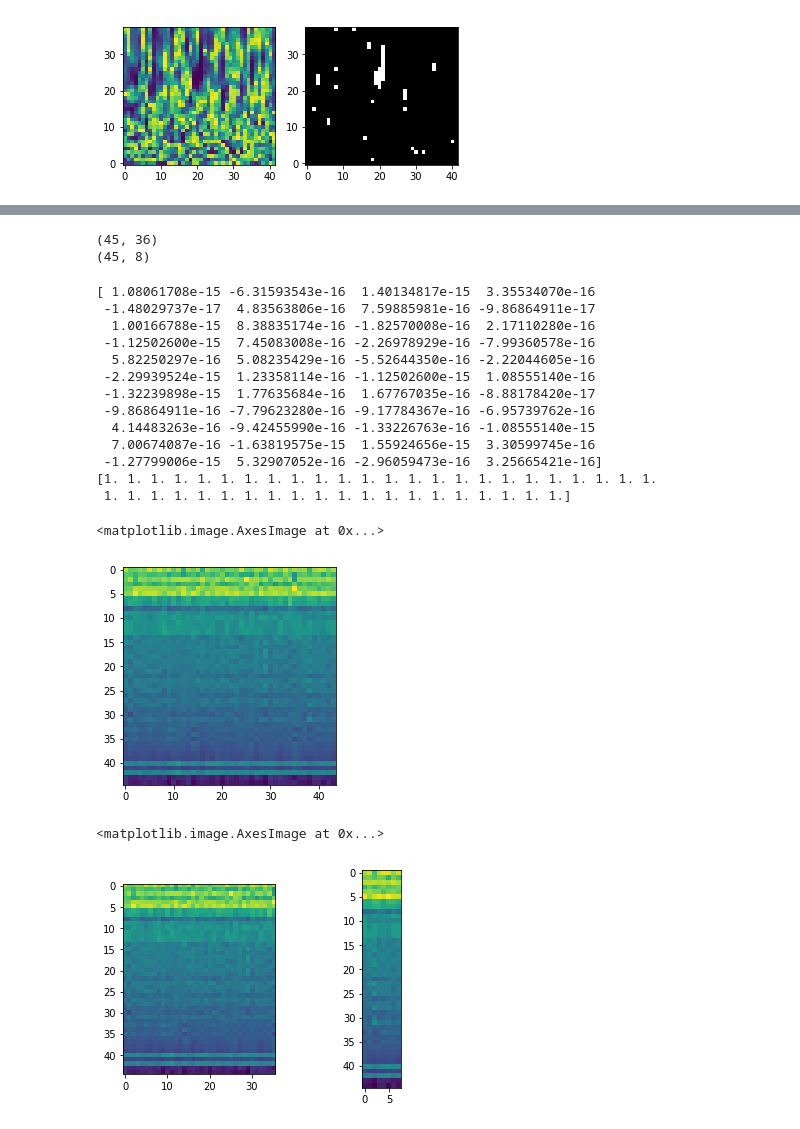
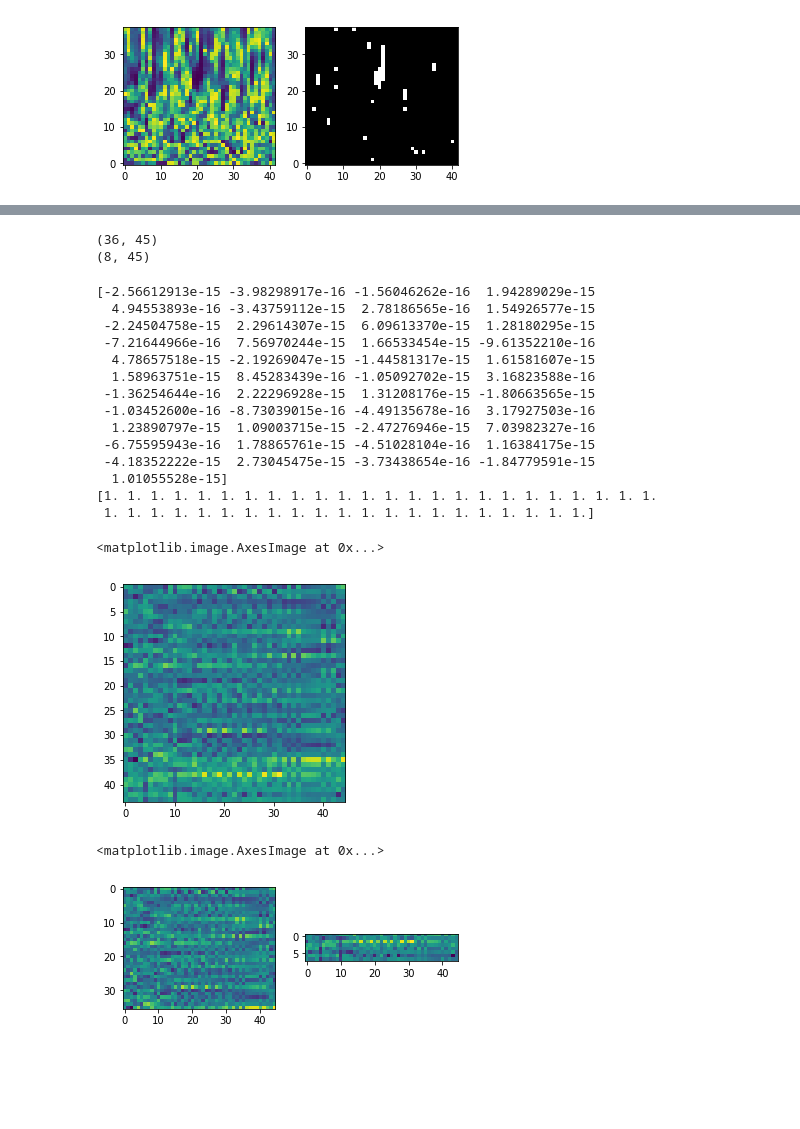
Before and after one commit to ys7yoo/human-plus, a Jupyter notebook: selectFeatureUsingWilcoxonRankSumTest.ipynb, the cells around one changed output, grey strips where cells are left out. Drawn from its saved outputs; the diff is of its cells as text; code cells hidden in the pictures; blank space fills up the shorter version.

Commit message:
DO NOT TRANSPOSE

```diff
--- a/selectFeatureUsingWilcoxonRankSumTest.ipynb
+++ b/selectFeatureUsingWilcoxonRankSumTest.ipynb
@@ -10,10 +10,10 @@ import numpy as np
 featureFilename = "data/feature_onset_3s.mat"
 with h5py.File(featureFilename,'r') as hf:
 #    print('List of arrays in this file: \n', hf.keys())
-    feature_cor = np.array(hf.get('WT_cor_onset_3s')).transpose()
+    feature_cor = np.array(hf.get('WT_cor_onset_3s'))   #.transpose()   # DO NOT TRANSPOSE
     print('Shape of the array feature_cor = \n', feature_cor.shape)
 
-    feature_incor = np.array(hf.get('WT_incor_onset_3s')).transpose()
+    feature_incor = np.array(hf.get('WT_incor_onset_3s'))   # .transpose()   # DO NOT TRANSPOSE
     print('Shape of the array feature_incor = \n', feature_incor.shape)
 
 
@@ -52,13 +38,13 @@ plt.hist(feature_incor)
 
 from scipy.stats import ranksums
 
-dimFeature, numTrialCor = feature_cor.shape
-dimFeature, numTrialIncor = feature_incor.shape
+numTrialCor, dimFeature = feature_cor.shape
+numTrialIncor, dimFeature = feature_incor.shape
 
 # for each channel*freq
 pVal = list()
 for i in range(dimFeature):
-    T, p = ranksums(feature_cor[i,:], feature_incor[i,:])
+    T, p = ranksums(feature_cor[:,i], feature_incor[:,i])
     pVal.append(p)
 plt.hist(pVal)
 # %% [output]
@@ -114,19 +100,18 @@ ch=41, freq=7
 45
 # %%
 # Now, select features
-
 idx=np.array(pVal)<0.05
-selected_feature_cor = feature_cor[idx,:]
-selected_feature_incor = feature_incor[idx,:]
+selected_feature_cor = feature_cor[:,idx]
+selected_feature_incor = feature_incor[:,idx]
 # %%
 print(selected_feature_cor.shape)
 print(selected_feature_incor.shape)
 # %% [output]
-(45, 36)
-(45, 8)
+(36, 45)
+(8, 45)
 # %%
 # let's standardize data
-X = np.concatenate((selected_feature_cor, selected_feature_incor),axis=1)
+X = np.concatenate((selected_feature_cor, selected_feature_incor),axis=0)
 Y = np.append(np.ones(numTrialCor),-np.ones(numTrialIncor))
 
 from sklearn import preprocessing
@@ -136,32 +121,33 @@ X_scaled = preprocessing.scale(X)
 print(X_scaled.mean(axis=0))
 print(X_scaled.std(axis=0))
 # %% [output]
-[ 1.08061708e-15 -6.31593543e-16  1.40134817e-15  3.35534070e-16
- -1.48029737e-17  4.83563806e-16  7.59885981e-16 -9.86864911e-17
-  1.00166788e-15  8.38835174e-16 -1.82570008e-16  2.17110280e-16
- -1.12502600e-15  7.45083008e-16 -2.26978929e-16 -7.99360578e-16
-  5.82250297e-16  5.08235429e-16 -5.52644350e-16 -2.22044605e-16
- -2.29939524e-15  1.23358114e-16 -1.12502600e-15  1.08555140e-16
- -1.32239898e-15  1.77635684e-16  1.67767035e-16 -8.88178420e-17
- -9.86864911e-16 -7.79623280e-16 -9.17784367e-16 -6.95739762e-16
-  4.14483263e-16 -9.42455990e-16 -1.33226763e-16 -1.08555140e-15
-  7.00674087e-16 -1.63819575e-15  1.55924656e-15  3.30599745e-16
- -1.27799006e-15  5.32907052e-16 -2.96059473e-16  3.25665421e-16]
+[-2.56612913e-15 -3.98298917e-16 -1.56046262e-16  1.94289029e-15
+  4.94553893e-16 -3.43759112e-15  2.78186565e-16  1.54926577e-15
+ -2.24504758e-15  2.29614307e-15  6.09613370e-15  1.28180295e-15
+ -7.21644966e-16  7.56970244e-15  1.66533454e-15 -9.61352210e-16
+  4.78657518e-15 -2.19269047e-15 -1.44581317e-15  1.61581607e-15
+  1.58963751e-15  8.45283439e-16 -1.05092702e-15  3.16823588e-16
+ -1.36254644e-16  2.22296928e-15  1.31208176e-15 -1.80663565e-15
+ -1.03452600e-16 -8.73039015e-16 -4.49135678e-16  3.17927503e-16
+  1.23890797e-15  1.09003715e-15 -2.47276946e-15  7.03982327e-16
+ -6.75595943e-16  1.78865761e-15 -4.51028104e-16  1.16384175e-15
+ -4.18352222e-15  2.73045475e-15 -3.73438654e-16 -1.84779591e-15
+  1.01055528e-15]
 [1. 1. 1. 1. 1. 1. 1. 1. 1. 1. 1. 1. 1. 1. 1. 1. 1. 1. 1. 1. 1. 1. 1. 1.
- 1. 1. 1. 1. 1. 1. 1. 1. 1. 1. 1. 1. 1. 1. 1. 1. 1. 1. 1. 1.]
+ 1. 1. 1. 1. 1. 1. 1. 1. 1. 1. 1. 1. 1. 1. 1. 1. 1. 1. 1. 1. 1.]
 # %%
 plt.imshow(X_scaled)
 # %% [output]
 <matplotlib.image.AxesImage at 0x...>
-[figure, old version]
+[figure, new version]
 # %%
 # compare mean
 plt.subplot(121)
-plt.imshow(X_scaled[:,Y>0])
+plt.imshow(X_scaled[Y>0,:])
 plt.subplot(122)
-plt.imshow(X_scaled[:,Y<0])
+plt.imshow(X_scaled[Y<0,:])
 # %% [output]
 <matplotlib.image.AxesImage at 0x...>
-[figure, old version]
+[figure, new version]
 # %%
 # save to a file
```
Also changed, not shown: parts of 3 cells of this notebook.
